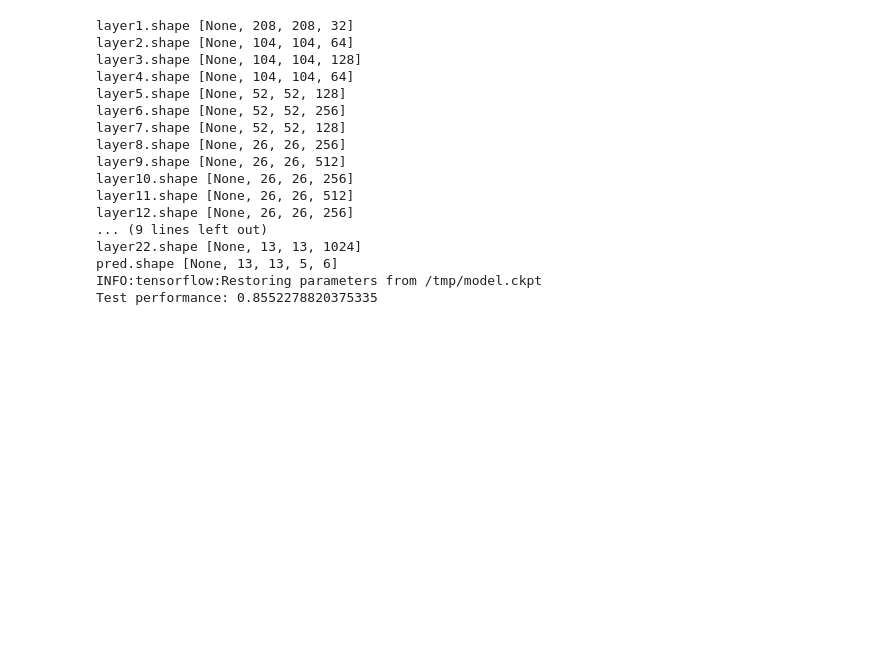
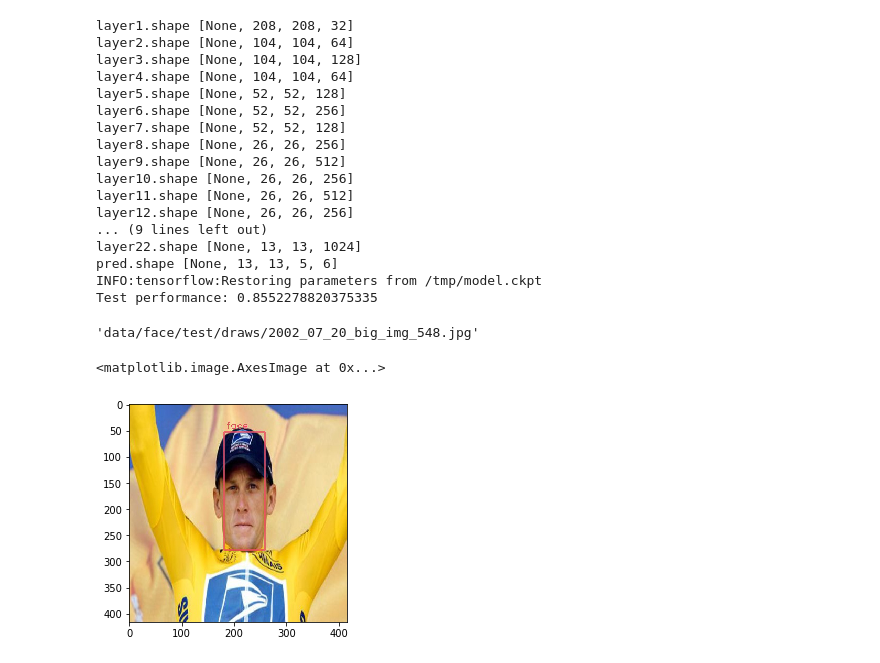
Before and after one commit to JeongsooHa/object-detection-yolov2-tf_study, a Jupyter notebook: test_py_test.ipynb, the cells around one changed output. Saved outputs shown, nothing was run; the diff lists cells and outputs as text; code cells hidden in the pictures; blank space fills up the shorter version.

Commit message:
show test image

```diff
--- a/test_py_test.ipynb
+++ b/test_py_test.ipynb
@@ -79,3 +79,7 @@ for idx, (img, y_pred, im_path) in enumerate(zip(test_set.images, test_y_pred, i
     bboxes = bboxes[np.nonzero(np.any(bboxes > 0, axis=1))]
     boxed_img = draw_pred_boxes(img, bboxes, class_map)
     cv2.imwrite(draw_path, boxed_img)
+# %%
+draw_path
+# %% [output]
+'data/face/test/draws/2002_07_20_big_img_548.jpg'
@@ -81,0 +89,6 @@ for idx, (img, y_pred, im_path) in enumerate(zip(test_set.images, test_y_pred, i
+# %%
+image = mpimg.imread(draw_path)
+plt.imshow(image)
+# %% [output]
+<matplotlib.image.AxesImage at 0x...>
+[figure, added]
```
Also changed, not shown: parts of 1 cell of this notebook.
